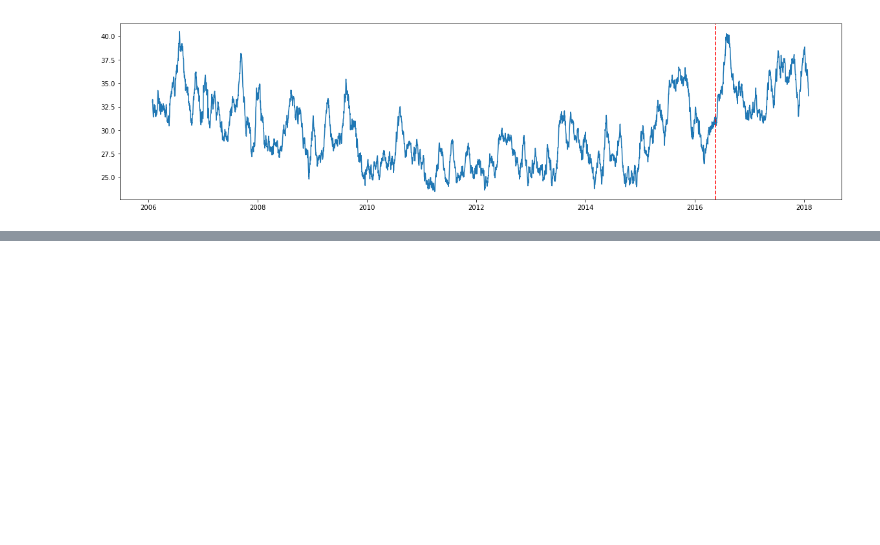
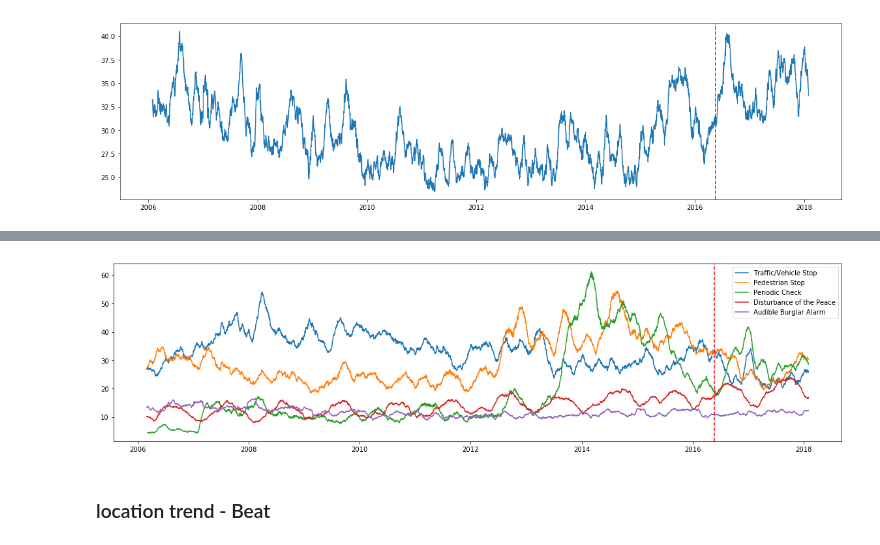
Before and after one commit to HKS-data-science-group/santa-monica-light-rail, a Jupyter notebook: cleaned polices call for service EDA.ipynb, the cells around one changed output, grey strips where cells are left out. Saved outputs shown, nothing was run; the diff lists cells and outputs as text; code cells hidden in the pictures; blank space fills up the shorter version.

```diff
--- a/cleaned polices call for service EDA.ipynb
+++ b/cleaned polices call for service EDA.ipynb
@@ -125,0 +135,14 @@ plt.show()
+# %%
+plt.figure(figsize=(20,5))
+top_10_type = df['Call Type'].value_counts().index[0:5]
+top_10 = df[df['Call Type'].isin(top_10_type)]
+top_10_count = top_10.groupby(['Call Type','incident date'])['incident date'].count()
+for i in top_10_type:
+    plt.plot(top_10_count[i].index,top_10_count[i].rolling(60).mean())
+plt.axvline(x = open_date, c = 'r', ls = '--')
+plt.legend(top_10_type)
+plt.show()
+# %% [output]
+[figure, added]
+# %% [markdown]
+### location trend - Beat
```
Also changed, not shown: parts of 24 cells of this notebook.
